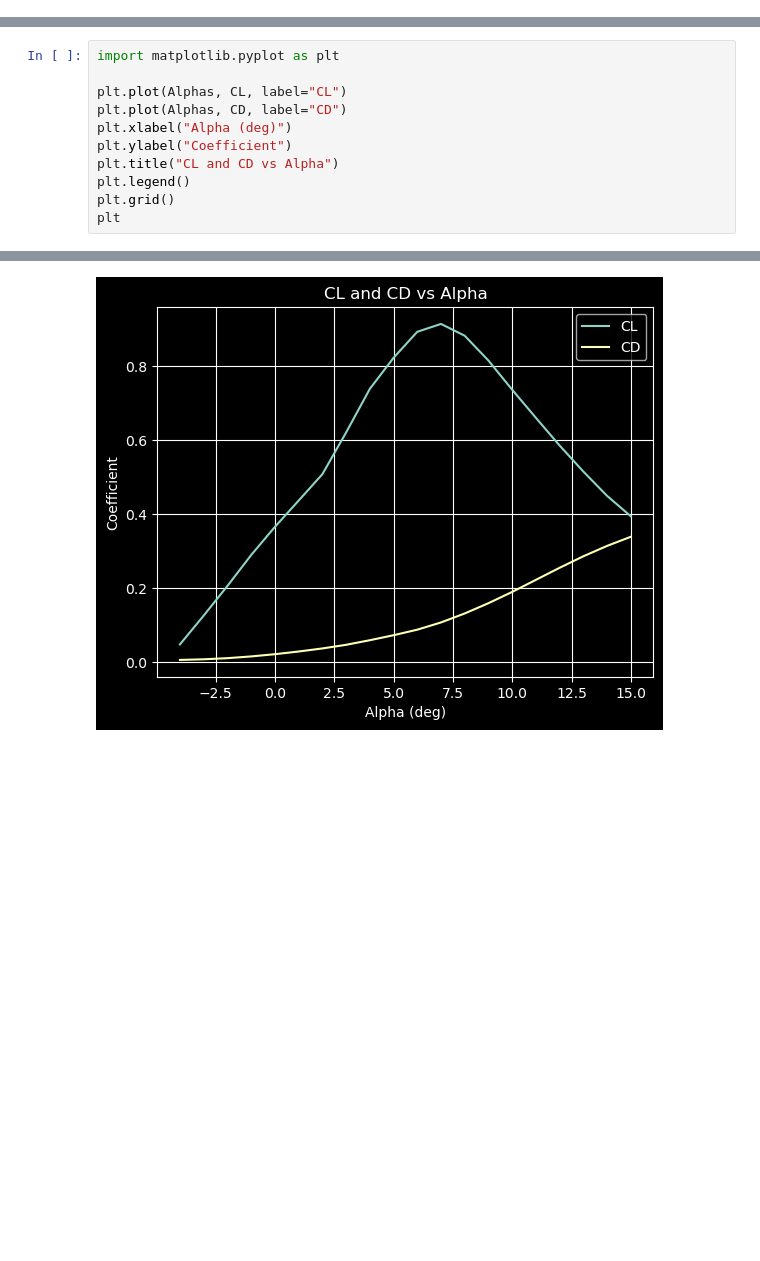
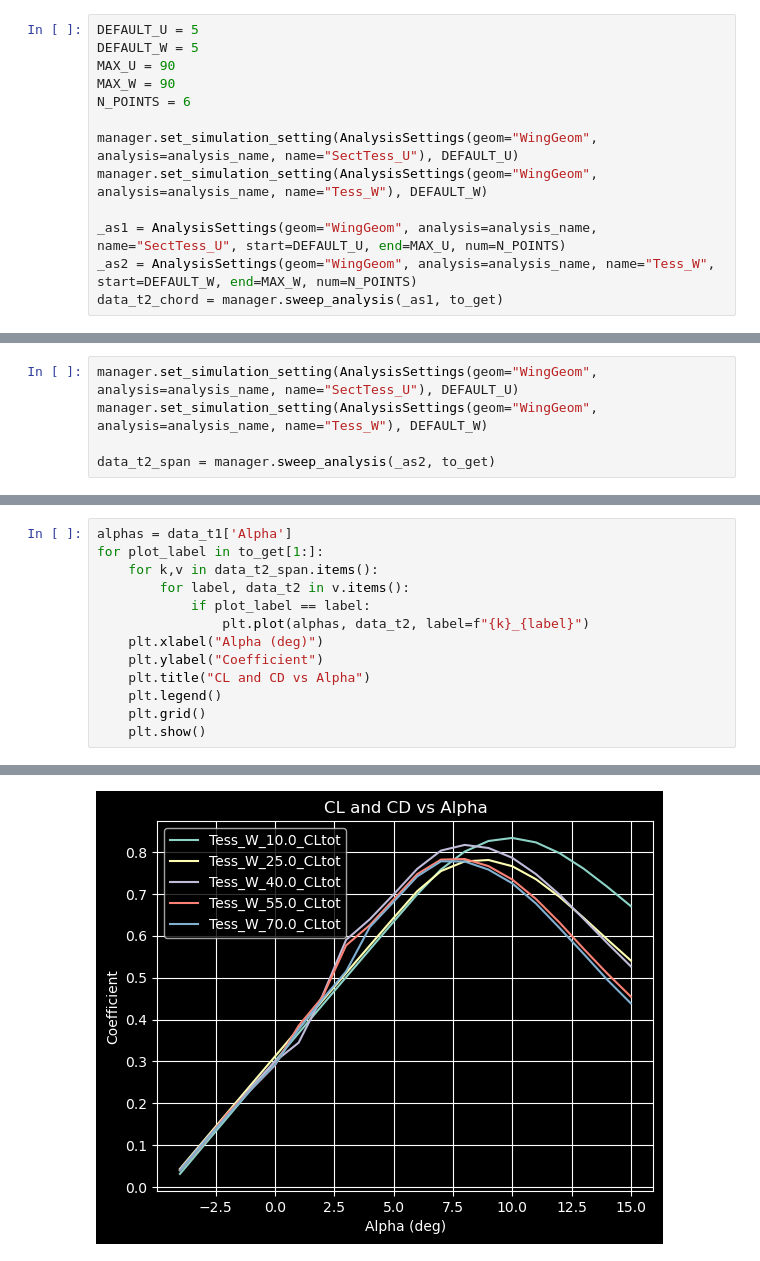
Before and after one commit to UavYuriyS/ad_assignments, a Jupyter notebook: assignment1/vsp_analysis.ipynb, the cells around one changed output, grey strips where cells are left out. Saved outputs shown, nothing was run; the diff lists cells and outputs as text; blank space fills up the shorter version.

```diff
--- a/assignment1/vsp_analysis.ipynb
+++ b/assignment1/vsp_analysis.ipynb
@@ -49,0 +98,13 @@ Alphas = [vsp.GetDoubleResults(vsp.FindResultsID("VSPAERO_History", x), "Alpha",
+# %%
+DEFAULT_U = 5
+DEFAULT_W = 5
+MAX_U = 90
+MAX_W = 90
+N_POINTS = 6
+
+manager.set_simulation_setting(AnalysisSettings(geom="WingGeom", analysis=analysis_name, name="SectTess_U"), DEFAULT_U)
+manager.set_simulation_setting(AnalysisSettings(geom="WingGeom", analysis=analysis_name, name="Tess_W"), DEFAULT_W)
+
+_as1 = AnalysisSettings(geom="WingGeom", analysis=analysis_name, name="SectTess_U", start=DEFAULT_U, end=MAX_U, num=N_POINTS)
+_as2 = AnalysisSettings(geom="WingGeom", analysis=analysis_name, name="Tess_W", start=DEFAULT_W, end=MAX_W, num=N_POINTS)
+data_t2_chord = manager.sweep_analysis(_as1, to_get)
@@ -49,0 +129,5 @@ Alphas = [vsp.GetDoubleResults(vsp.FindResultsID("VSPAERO_History", x), "Alpha",
+# %%
+manager.set_simulation_setting(AnalysisSettings(geom="WingGeom", analysis=analysis_name, name="SectTess_U"), DEFAULT_U)
+manager.set_simulation_setting(AnalysisSettings(geom="WingGeom", analysis=analysis_name, name="Tess_W"), DEFAULT_W)
+
+data_t2_span = manager.sweep_analysis(_as2, to_get)
@@ -50,12 +173,14 @@ Alphas = [vsp.GetDoubleResults(vsp.FindResultsID("VSPAERO_History", x), "Alpha",
 # %%
-import matplotlib.pyplot as plt
-
-plt.plot(Alphas, CL, label="CL")
-plt.plot(Alphas, CD, label="CD")
-plt.xlabel("Alpha (deg)")
-plt.ylabel("Coefficient")
-plt.title("CL and CD vs Alpha")
-plt.legend()
-plt.grid()
-plt
+alphas = data_t1['Alpha']
+for plot_label in to_get[1:]:
+    for k,v in data_t2_span.items():
+        for label, data_t2 in v.items():
+            if plot_label == label:
+                plt.plot(alphas, data_t2, label=f"{k}_{label}")
+    plt.xlabel("Alpha (deg)")
+    plt.ylabel("Coefficient")
+    plt.title("CL and CD vs Alpha")
+    plt.legend()
+    plt.grid()
+    plt.show()
 # %% [output]
@@ -63 +187 @@ plt
-[figure, old version]
+[figure, new version]
```
Also changed, not shown: parts of 28 cells of this notebook, 8 other files.
